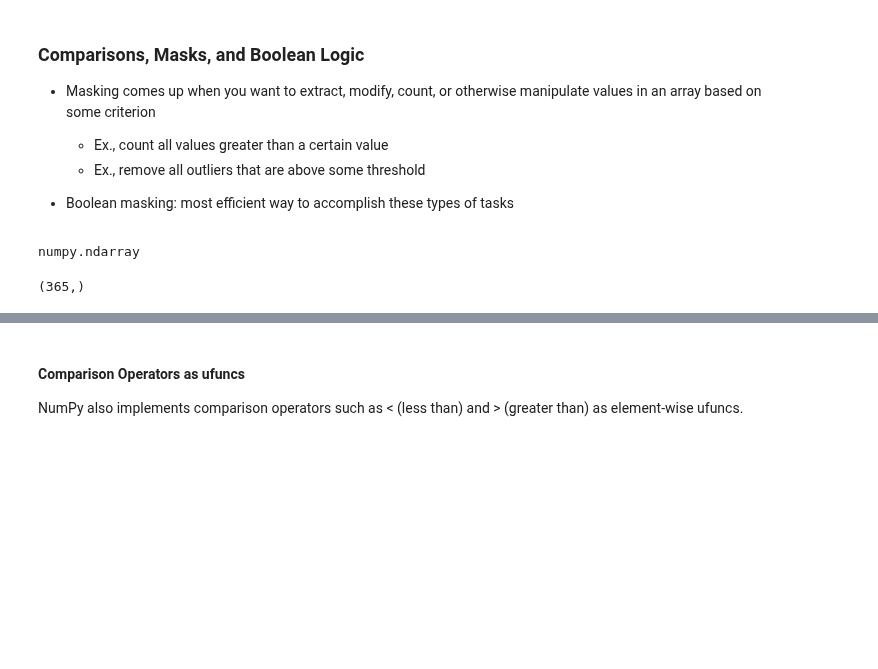
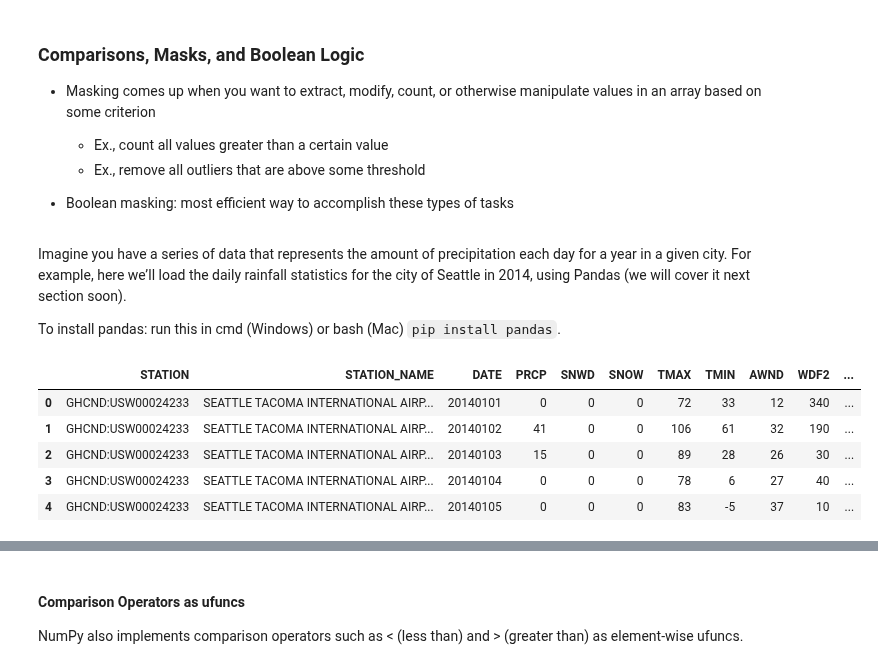
Before and after one commit to YuxiaoLuo/Analytics_Python, a Jupyter notebook: Data_Wrangling/Numpy.ipynb, the cells around one changed output, grey strips where cells are left out. Saved outputs shown, nothing was run; the diff lists cells and outputs as text; code cells hidden in the pictures; blank space fills up the shorter version.

```diff
--- a/Data_Wrangling/Numpy.ipynb
+++ b/Data_Wrangling/Numpy.ipynb
@@ -1604,14 +1796,23 @@ pd.read_csv?
+# %% [markdown]
+Imagine you have a series of data that represents the amount of precipitation each day
+for a year in a given city. For example, here we’ll load the daily rainfall statistics for
+the city of Seattle in 2014, using Pandas (we will cover it next section soon).
+
+To install pandas: run this in cmd (Windows) or bash (Mac) `pip install pandas`.
 # %%
 import numpy as np
 import pandas as pd
 
-# https://github.com/jakevdp/PythonDataScienceHandbook/blob/master/notebooks/data/Seattle2014.csv
+# data link: https://raw.githubusercontent.com/jakevdp/PythonDataScienceHandbook/master/notebooks_v1/data/Seattle2014.csv
 
-# use Pandas to extract rainfall inces as a NumPy array
-rainfall = pd.read_csv('https://raw.githubusercontent.com/jakevdp/PythonDataScienceHandbook/master/notebooks/data/Seattle2014.csv')['PRCP'].values
-inches = rainfall/254 # 1/10mm -> inches
-type(inches)
-inches.shape
+# use Pandas to extract rainfall inches as a NumPy array
+rainfall = pd.read_csv('https://raw.githubusercontent.com/jakevdp/PythonDataScienceHandbook/master/notebooks_v1/data/Seattle2014.csv')
+
+rainfall.head(5)
 # %% [output]
-numpy.ndarray
-(365,)
+|  | STATION | STATION_NAME | DATE | PRCP | SNWD | SNOW | TMAX | TMIN | AWND | WDF2 | ... |
+| 0 | GHCND:USW00024233 | SEATTLE TACOMA INTERNATIONAL AIRP... | 20140101 | 0 | 0 | 0 | 72 | 33 | 12 | 340 | ... |
+| 1 | GHCND:USW00024233 | SEATTLE TACOMA INTERNATIONAL AIRP... | 20140102 | 41 | 0 | 0 | 106 | 61 | 32 | 190 | ... |
+| 2 | GHCND:USW00024233 | SEATTLE TACOMA INTERNATIONAL AIRP... | 20140103 | 15 | 0 | 0 | 89 | 28 | 26 | 30 | ... |
+| 3 | GHCND:USW00024233 | SEATTLE TACOMA INTERNATIONAL AIRP... | 20140104 | 0 | 0 | 0 | 78 | 6 | 27 | 40 | ... |
+| 4 | GHCND:USW00024233 | SEATTLE TACOMA INTERNATIONAL AIRP... | 20140105 | 0 | 0 | 0 | 83 | -5 | 37 | 10 | ... |
```
Also changed, not shown: parts of 189 cells of this notebook, 4 other files.
